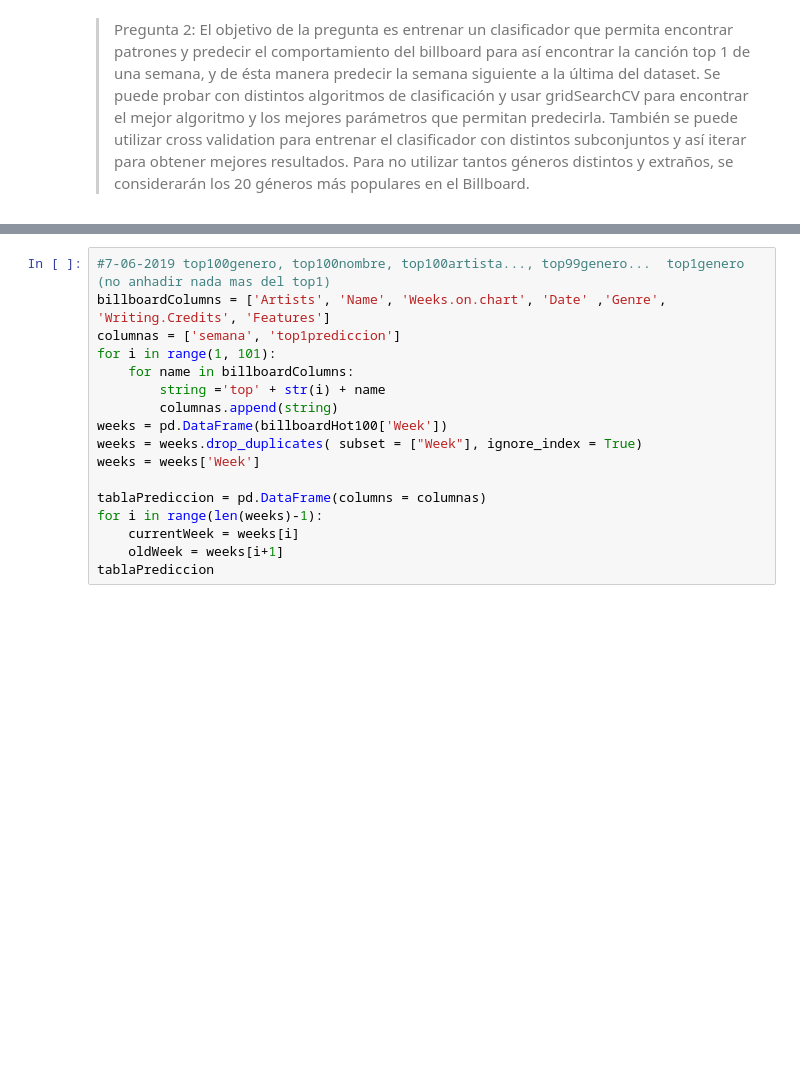
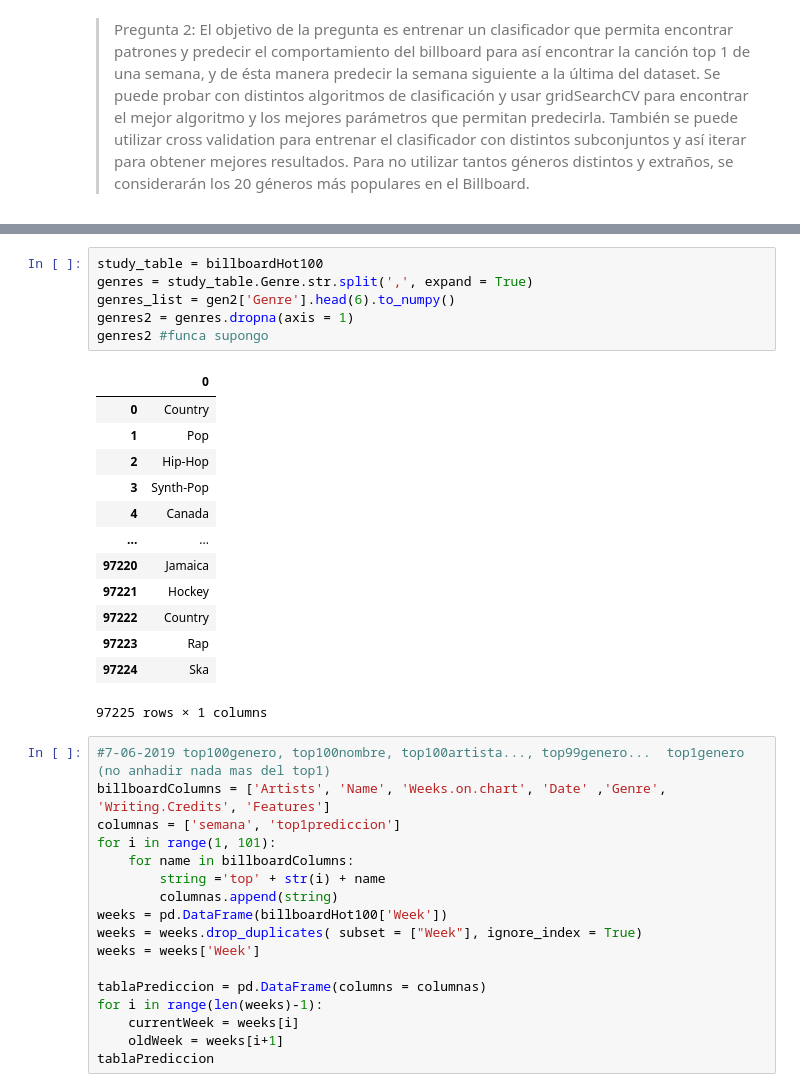
Before and after one commit to Litr0/Proyecto-Mineria, a Jupyter notebook: Hito1.ipynb, the cells around one changed output, grey strips where cells are left out. Saved outputs shown, nothing was run; the diff lists cells and outputs as text; blank space fills up the shorter version.

```diff
--- a/Hito1.ipynb
+++ b/Hito1.ipynb
@@ -294,3 +302,23 @@ billboardHot100.head(50
+# %%
+study_table = billboardHot100
+genres = study_table.Genre.str.split(',', expand = True)
+genres_list = gen2['Genre'].head(6).to_numpy()
+genres2 = genres.dropna(axis = 1)
+genres2 #funca supongo
+# %% [output]
+|  | 0 |
+| 0 | Country |
+| 1 | Pop |
+| 2 | Hip-Hop |
+| 3 | Synth-Pop |
+| 4 | Canada |
+| ... | ... |
+| 97220 | Jamaica |
+| 97221 | Hockey |
+| 97222 | Country |
+| 97223 | Rap |
+| 97224 | Ska |
+97225 rows × 1 columns
 # %%
 #7-06-2019 top100genero, top100nombre, top100artista..., top99genero...  top1genero (no anhadir nada mas del top1)
 billboardColumns = ['Artists', 'Name', 'Weeks.on.chart', 'Date' ,'Genre', 'Writing.Credits', 'Features']
```
Also changed, not shown: parts of 6 cells of this notebook.
